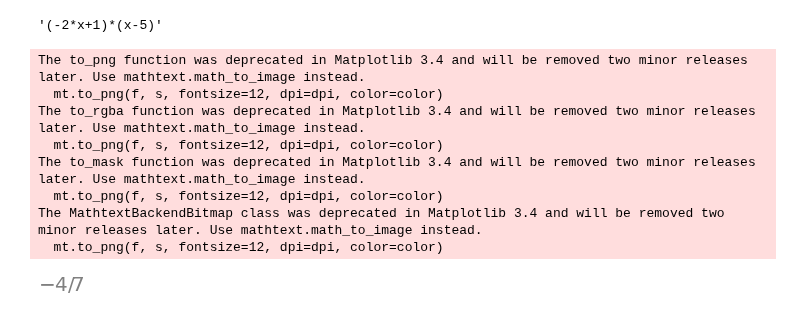
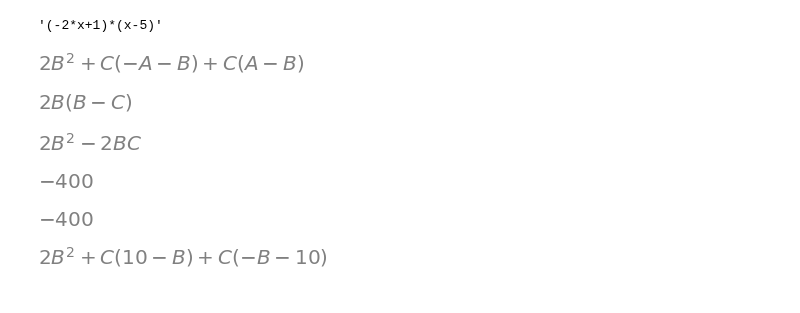
Before and after one commit to eddylin2015/mathsym, a Jupyter notebook: XF291一元二次方程式十字相乘法求因式.ipynb, the cells around one changed output. Drawn from its saved outputs; the diff is of its cells as text; code cells hidden in the pictures.

```diff
--- a/XF291一元二次方程式十字相乘法求因式.ipynb
+++ b/XF291一元二次方程式十字相乘法求因式.ipynb
@@ -123,14 +123,28 @@ end
 '(-2*x+1)*(x-5)'
 # %%
 from sympy import *
-S('-4/7')
+A,B,C=symbols('A,B,C',integer=True)
+f = (A-B)*C + B**2 + (-B-A)*C + B**2
+f
 # %% [output]
-The to_png function was deprecated in Matplotlib 3.4 and will be removed two minor releases later. Use mathtext.math_to_image instead.
-  mt.to_png(f, s, fontsize=12, dpi=dpi, color=color)
-The to_rgba function was deprecated in Matplotlib 3.4 and will be removed two minor releases later. Use mathtext.math_to_image instead.
-  mt.to_png(f, s, fontsize=12, dpi=dpi, color=color)
-The to_mask function was deprecated in Matplotlib 3.4 and will be removed two minor releases later. Use mathtext.math_to_image instead.
-  mt.to_png(f, s, fontsize=12, dpi=dpi, color=color)
-The MathtextBackendBitmap class was deprecated in Matplotlib 3.4 and will be removed two minor releases later. Use mathtext.math_to_image instead.
-  mt.to_png(f, s, fontsize=12, dpi=dpi, color=color)
-[figure, old version]
+[figure, new version]
+# %%
+simplify(f) #約簡式子
+# %% [output]
+[figure, added]
+# %%
+ratsimp(f) #給出一個約簡2項式
+# %% [output]
+[figure, added]
+# %%
+f.subs([(A, 10), (B, 20), (C, 30)])
+# %% [output]
+[figure, added]
+# %%
+f.subs({A: 10, B: 20, C: 30})
+# %% [output]
+[figure, added]
+# %%
+f.subs(A, 10)
+# %% [output]
+[figure, added]
```
Also changed, not shown: parts of 1 cell of this notebook, 2 other files.
